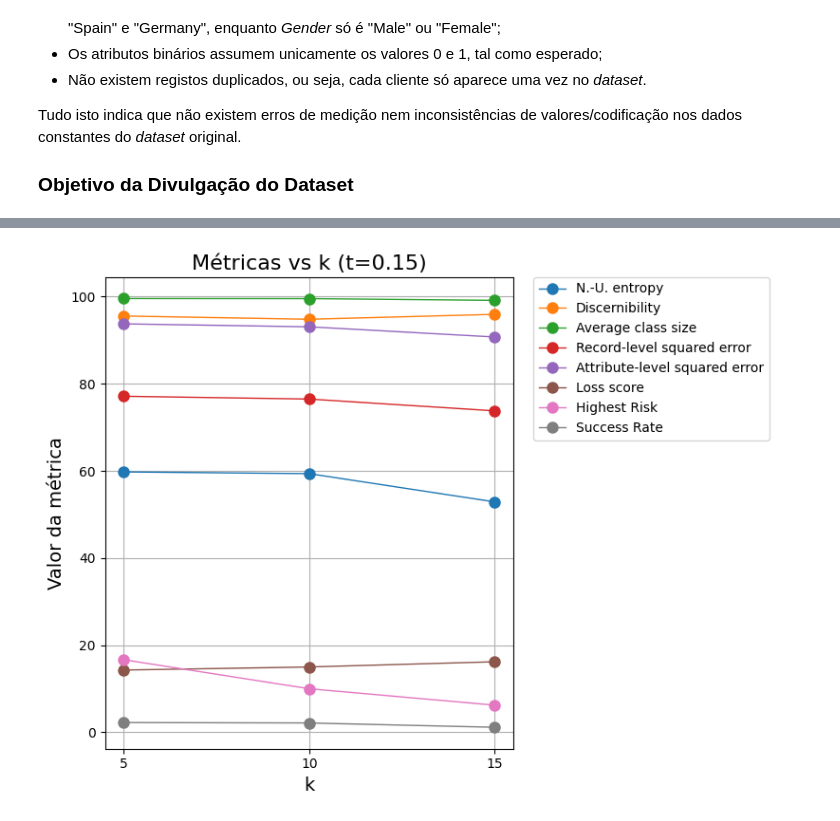
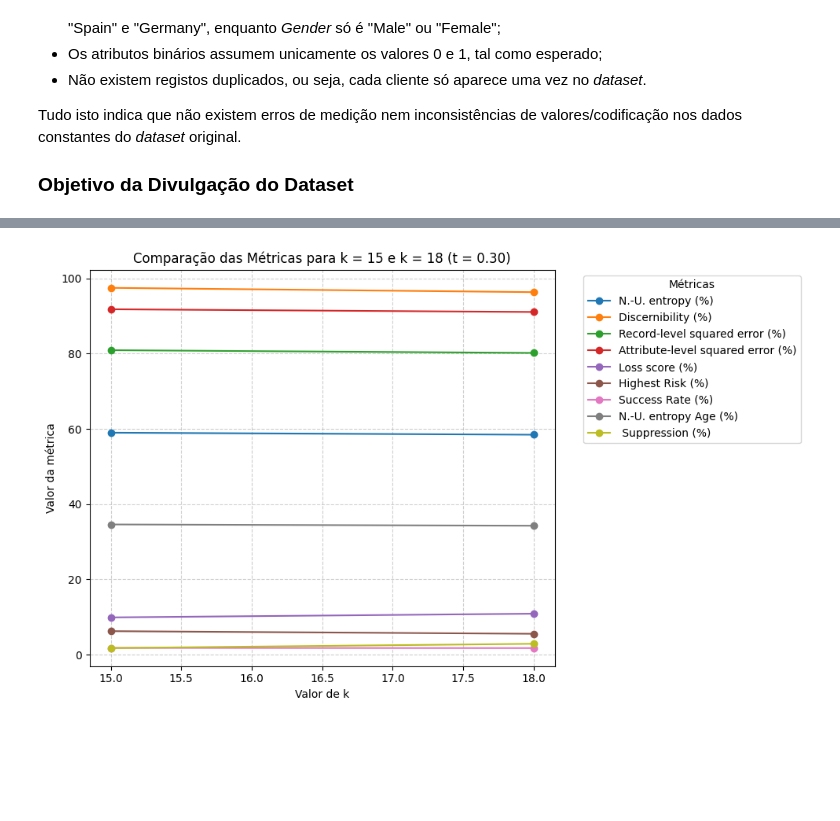
Before and after one commit to matildesimoes/privacidade, a Jupyter notebook: privacidade.ipynb, the cells around one changed output, grey strips where cells are left out. Cells and saved outputs as stored; diff of their text form; code cells hidden in the pictures; blank space fills up the shorter version.

```diff
--- a/privacidade.ipynb
+++ b/privacidade.ipynb
@@ -329,26 +252,28 @@ plt.show()
 # %%
+import pandas as pd
+import matplotlib.pyplot as plt
+
 # Carregar os dados
-df = pd.read_csv("results_015.csv")
+df = pd.read_csv("valor_k.csv")
 
-# Selecionar métricas (excluindo 'k' e 't')
+# Filtrar apenas k = 15 e 18
+df = df[df['k'].isin([15, 18])]
+
+# Métricas a incluir (tirar 'k' e 't')
 metrics = df.columns.drop(['k', 't'])
 
-# Criar gráfico maior e mais claro
-plt.figure(figsize=(8, 6))  # Aumenta o tamanho da figura
+# Criar gráfico
+plt.figure(figsize=(10, 6))
 
 for metric in metrics:
-    plt.plot(df['k'], df[metric], marker='o', linewidth=1, markersize=8, label=metric)
+    plt.plot(df['k'], df[metric], marker='o', linestyle='-', linewidth=1.5, label=metric)
 
-plt.xticks(df['k'])  # Mostrar só os ks disponíveis
-plt.title(f'Métricas vs k (t={df["t"].iloc[0]})', fontsize=16)
-plt.xlabel('k', fontsize=14)
-plt.ylabel('Valor da métrica', fontsize=14)
-plt.grid(True)
-
-# Mover a legenda para fora do gráfico
-plt.legend(bbox_to_anchor=(1.05, 1), loc='upper left', borderaxespad=0., fontsize=10)
-
+plt.title("Comparação das Métricas para k = 15 e k = 18 (t = 0.30)", fontsize=12)
+plt.xlabel("Valor de k", fontsize=10)
+plt.ylabel("Valor da métrica", fontsize=10)
+plt.grid(True, linestyle='--', alpha=0.6)
+plt.legend(title="Métricas", bbox_to_anchor=(1.05, 1), loc='upper left')
 plt.tight_layout()
 plt.show()
 # %% [output]
-[figure, old version]
+[figure, new version]
```
Also changed, not shown: parts of 18 cells of this notebook, 6 other files.
